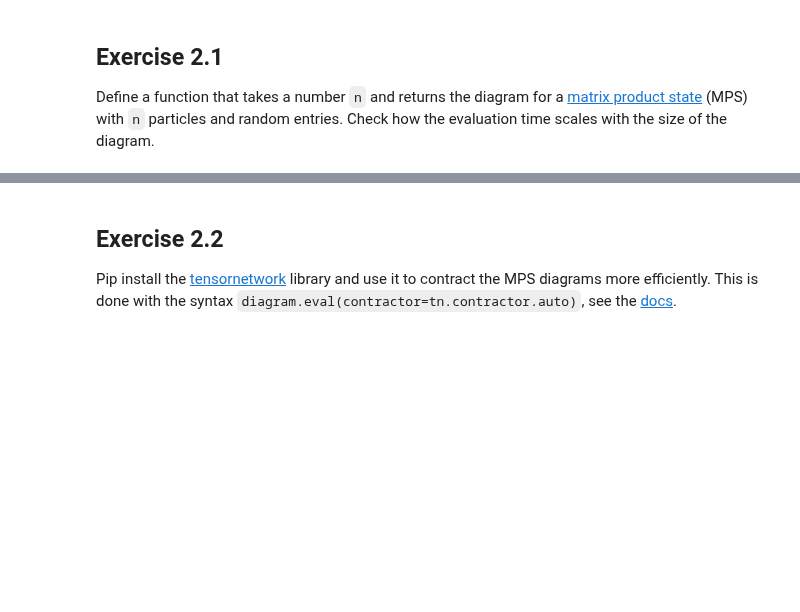
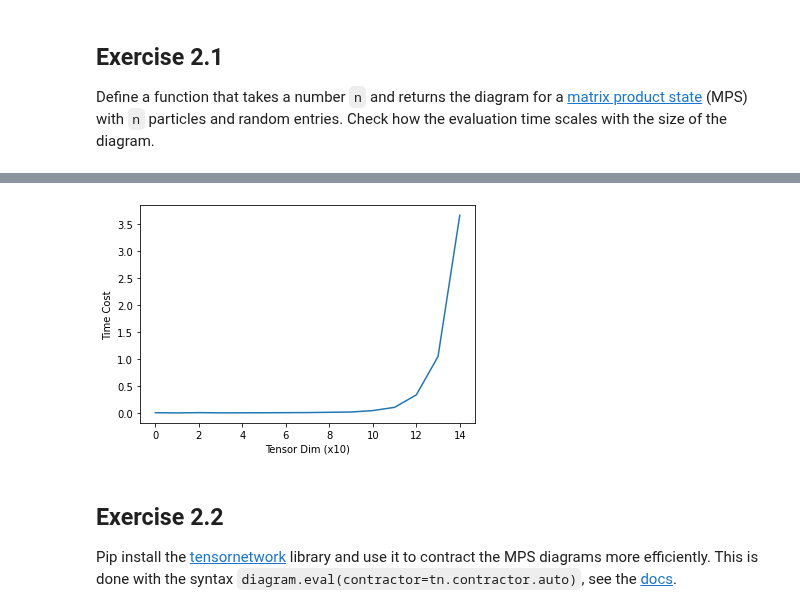
Before and after one commit to CDL-Quantum/CohortProject_2021, a Jupyter notebook: Week4_NLP/qnlp-tutorial-Part2.ipynb, the cells around one changed output, grey strips where cells are left out. Saved outputs shown, nothing was run; the diff lists cells and outputs as text; code cells hidden in the pictures; blank space fills up the shorter version.

```diff
--- a/Week4_NLP/qnlp-tutorial-Part2.ipynb
+++ b/Week4_NLP/qnlp-tutorial-Part2.ipynb
@@ -233,7 +246,0 @@ def random_complex_box():
-# %%
-n = 5
-np.random.seed(2021)
-MPS = Tensor(Dim(2), Dim(2), random_complex_matrix())
-for i in range(1,n):
-    MPS = MPS @ Tensor(Dim(2), Dim(2), random_complex_matrix())
-MPS.draw()
@@ -242,8 +246,0 @@ MPS.draw()
-# %%
-n = 5
-np.random.seed(2021)
-MPS = random_complex_box()
-for i in range(1,n):
-    MPS = MPS @ random_complex_box()
-
-MPS.draw()
@@ -256,3 +247,29 @@ MPS.draw()
+# %%
+from discopy import Dim, Tensor,Cup, Cap
+import numpy as np
+def fun1(n):
+  m = Tensor(Dim(2), Dim(2), np.random.random((2,2)))
+  m1 = Tensor(Dim(2), Dim(2), np.random.random((2,2)))
+  for i in range(1,n):
+      m = m @ m1
+  return m
+# %%
+import time
+
+time1=[]
+for i in range(15):
+  start = time.time()
+  fun1(i)
+  end = time.time()
+  time1.append(end - start)
+# %%
+import matplotlib.pyplot as plt
+plt.plot(list(time1))
+plt.ylabel('Time Cost')
+plt.xlabel('Tensor Dim (x10)')
+plt.show()
+# %% [output]
+[figure, added]
 # %% [markdown]
 ## Exercise 2.2
 Pip install the [tensornetwork](https://pypi.org/project/tensornetwork/) library and use it to contract the MPS diagrams more efficiently. This is done with the syntax `diagram.eval(contractor=tn.contractor.auto)`, see the [docs](https://discopy.readthedocs.io/en/main/_autosummary/discopy.tensor.Diagram.html#discopy.tensor.Diagram.eval).
```
Also changed, not shown: parts of 13 cells of this notebook.
